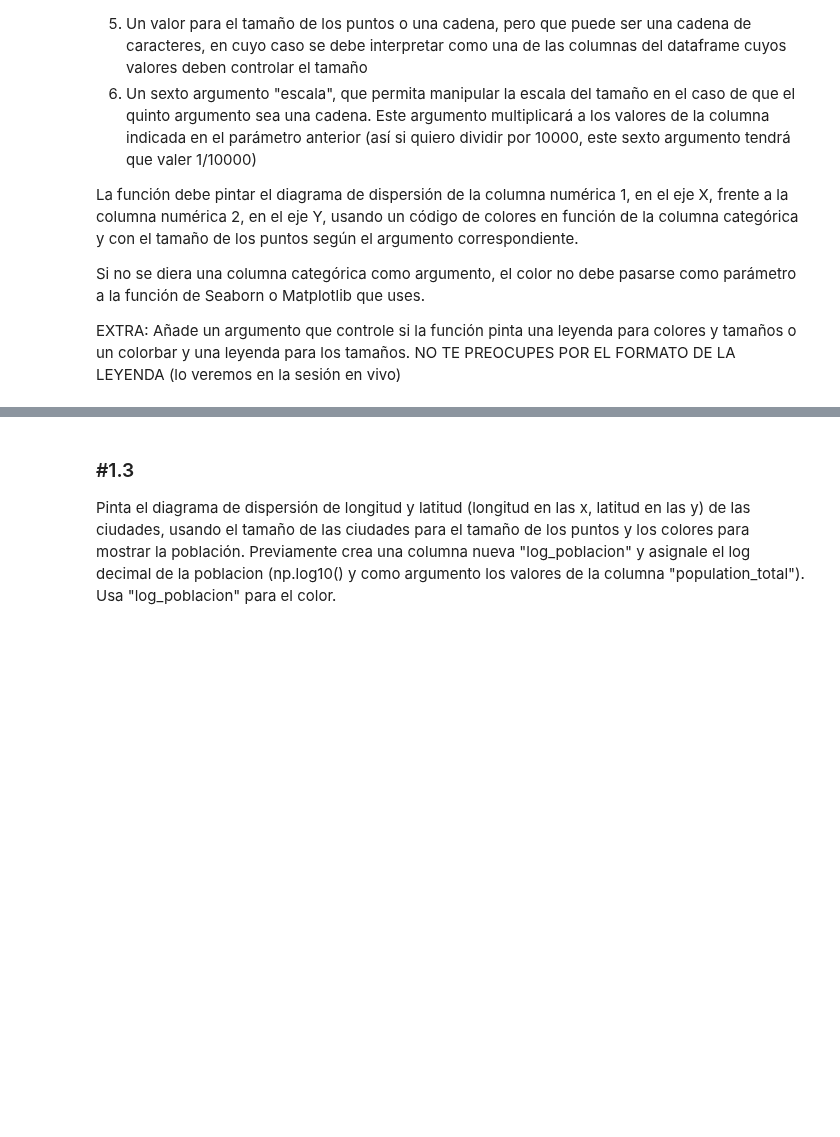
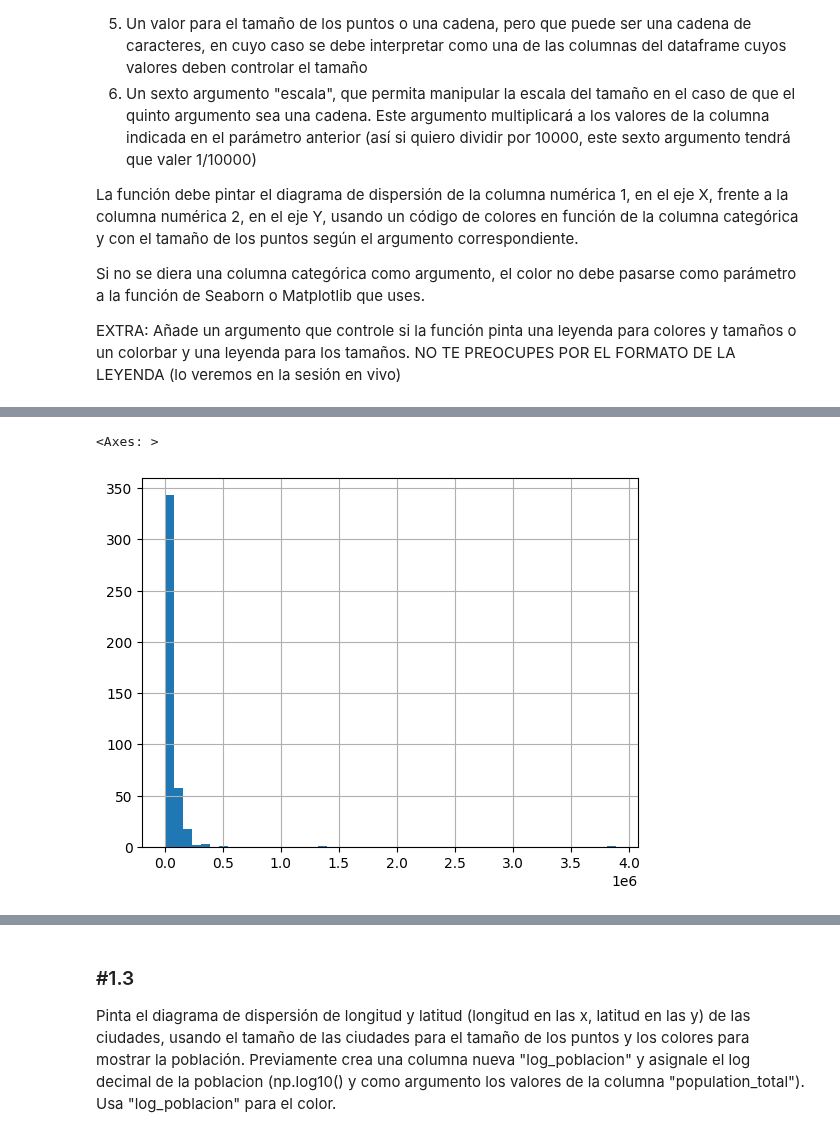
Before and after one commit to rafaneda7/ONLINE_DS_THEBRIDGE_RAFAELNEDA, a Jupyter notebook: 03 - Analisis de Datos/Sprint 8 - Visualización y Presentación/Unidad 2/Practica Obligatoria S8U2/18_Practica_Obligatoria_Visualizacion_Presentacion - LR.ipynb, the cells around one changed output, grey strips where cells are left out. Drawn from its saved outputs; the diff is of its cells as text; code cells hidden in the pictures; blank space fills up the shorter version.

```diff
--- a/03 - Analisis de Datos/Sprint 8 - Visualización y Presentación/Unidad 2/Practica Obligatoria S8U2/18_Practica_Obligatoria_Visualizacion_Presentacion - LR.ipynb
+++ b/03 - Analisis de Datos/Sprint 8 - Visualización y Presentación/Unidad 2/Practica Obligatoria S8U2/18_Practica_Obligatoria_Visualizacion_Presentacion - LR.ipynb
@@ -124,0 +196,5 @@ def plot_scatter_4var(df, col_num1, col_num2, col_color=None, size_col=20, scale
+# %%
+df_cities["population_total"].hist(bins=50)
+# %% [output]
+<Axes: >
+[figure, added]
```
Also changed, not shown: parts of 5 cells of this notebook.
